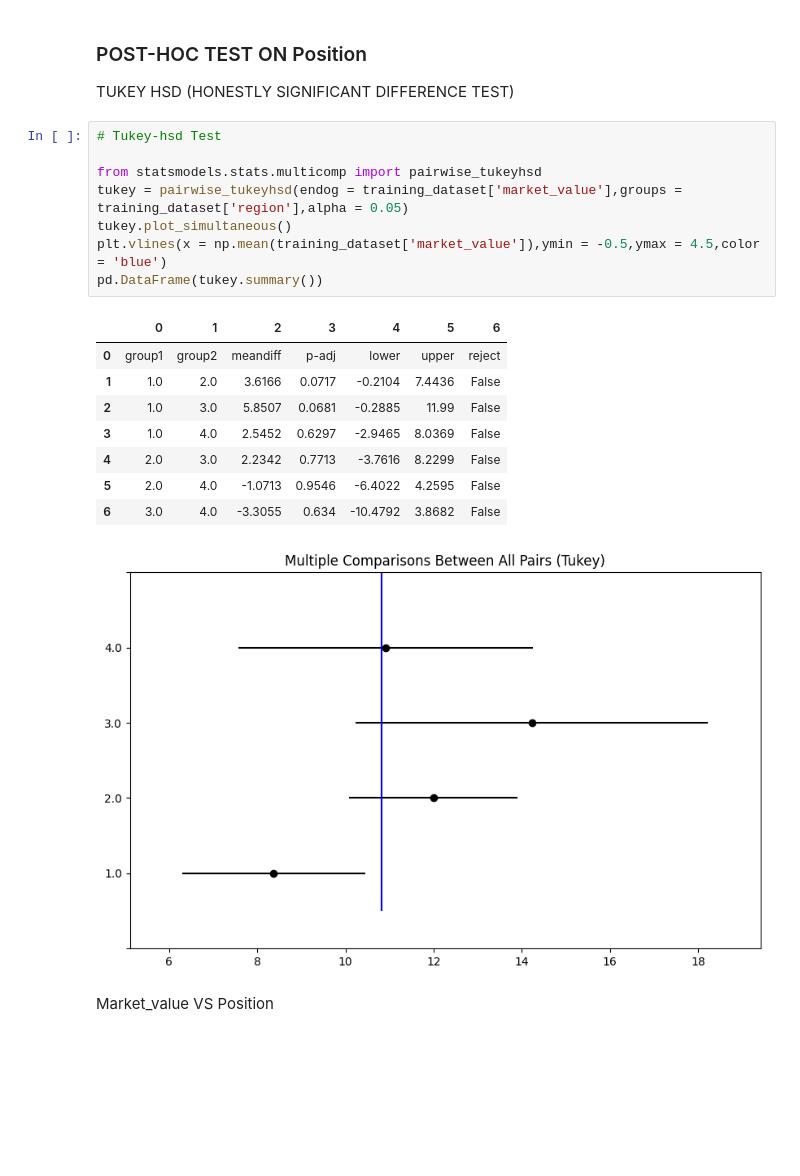
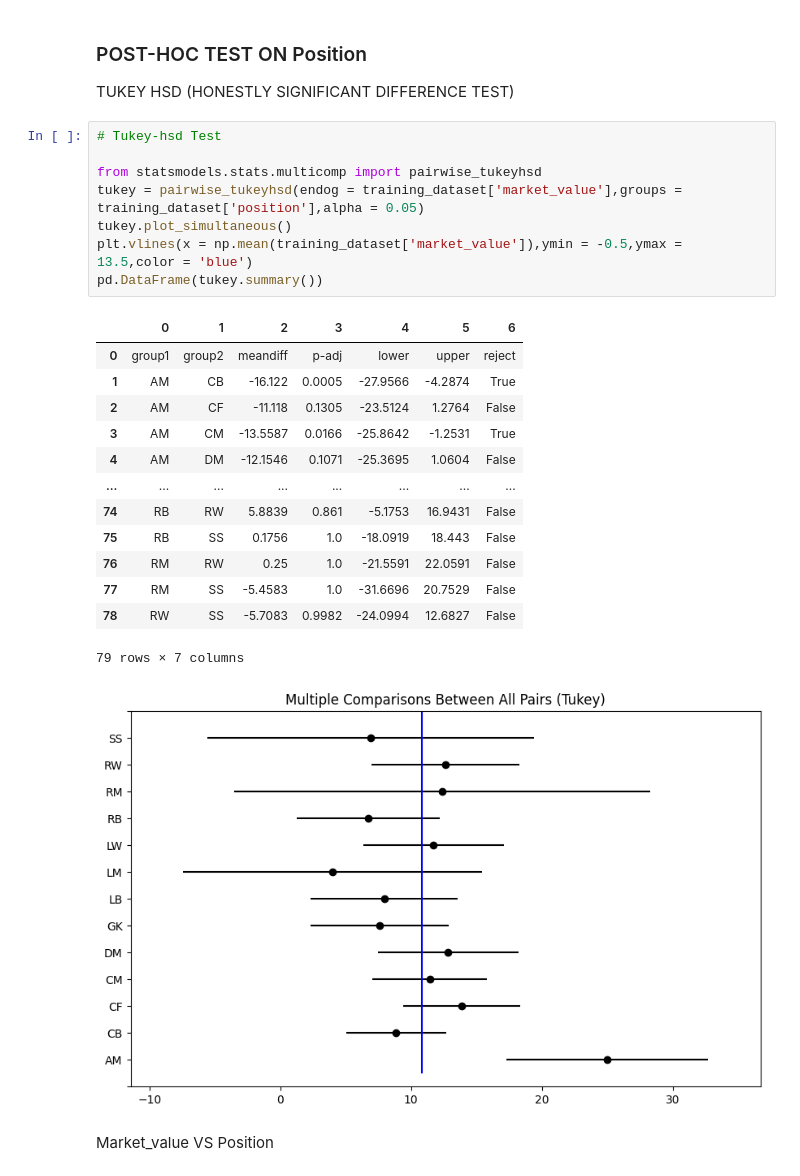
Before and after one commit to rishi0282/Data-Science, a Jupyter notebook: Price_prediction_model/football_player_price_prediction_model.ipynb, the cells around one changed output. Cells and saved outputs as stored; diff of their text form; blank space fills up the shorter version.

```diff
--- a/Price_prediction_model/football_player_price_prediction_model.ipynb
+++ b/Price_prediction_model/football_player_price_prediction_model.ipynb
@@ -442,21 +496,26 @@ TUKEY HSD (HONESTLY SIGNIFICANT DIFFERENCE TEST)
 # %%
 # Tukey-hsd Test
 
 from statsmodels.stats.multicomp import pairwise_tukeyhsd
-tukey = pairwise_tukeyhsd(endog = training_dataset['market_value'],groups = training_dataset['region'],alpha = 0.05)
+tukey = pairwise_tukeyhsd(endog = training_dataset['market_value'],groups = training_dataset['position'],alpha = 0.05)
 tukey.plot_simultaneous()
-plt.vlines(x = np.mean(training_dataset['market_value']),ymin = -0.5,ymax = 4.5,color = 'blue')
+plt.vlines(x = np.mean(training_dataset['market_value']),ymin = -0.5,ymax = 13.5,color = 'blue')
 pd.DataFrame(tukey.summary())
 # %% [output]
 |  | 0 | 1 | 2 | 3 | 4 | 5 | 6 |
 | 0 | group1 | group2 | meandiff | p-adj | lower | upper | reject |
-| 1 | 1.0 | 2.0 | 3.6166 | 0.0717 | -0.2104 | 7.4436 | False |
-| 2 | 1.0 | 3.0 | 5.8507 | 0.0681 | -0.2885 | 11.99 | False |
-| 3 | 1.0 | 4.0 | 2.5452 | 0.6297 | -2.9465 | 8.0369 | False |
-| 4 | 2.0 | 3.0 | 2.2342 | 0.7713 | -3.7616 | 8.2299 | False |
-| 5 | 2.0 | 4.0 | -1.0713 | 0.9546 | -6.4022 | 4.2595 | False |
-| 6 | 3.0 | 4.0 | -3.3055 | 0.634 | -10.4792 | 3.8682 | False |
+| 1 | AM | CB | -16.122 | 0.0005 | -27.9566 | -4.2874 | True |
+| 2 | AM | CF | -11.118 | 0.1305 | -23.5124 | 1.2764 | False |
+| 3 | AM | CM | -13.5587 | 0.0166 | -25.8642 | -1.2531 | True |
+| 4 | AM | DM | -12.1546 | 0.1071 | -25.3695 | 1.0604 | False |
+| ... | ... | ... | ... | ... | ... | ... | ... |
+| 74 | RB | RW | 5.8839 | 0.861 | -5.1753 | 16.9431 | False |
+| 75 | RB | SS | 0.1756 | 1.0 | -18.0919 | 18.443 | False |
+| 76 | RM | RW | 0.25 | 1.0 | -21.5591 | 22.0591 | False |
+| 77 | RM | SS | -5.4583 | 1.0 | -31.6696 | 20.7529 | False |
+| 78 | RW | SS | -5.7083 | 0.9982 | -24.0994 | 12.6827 | False |
+79 rows × 7 columns
-[figure, old version]
+[figure, new version]
 # %% [markdown]
 Market_value VS Position
 # %%
```
Also changed, not shown: parts of 26 cells of this notebook.
